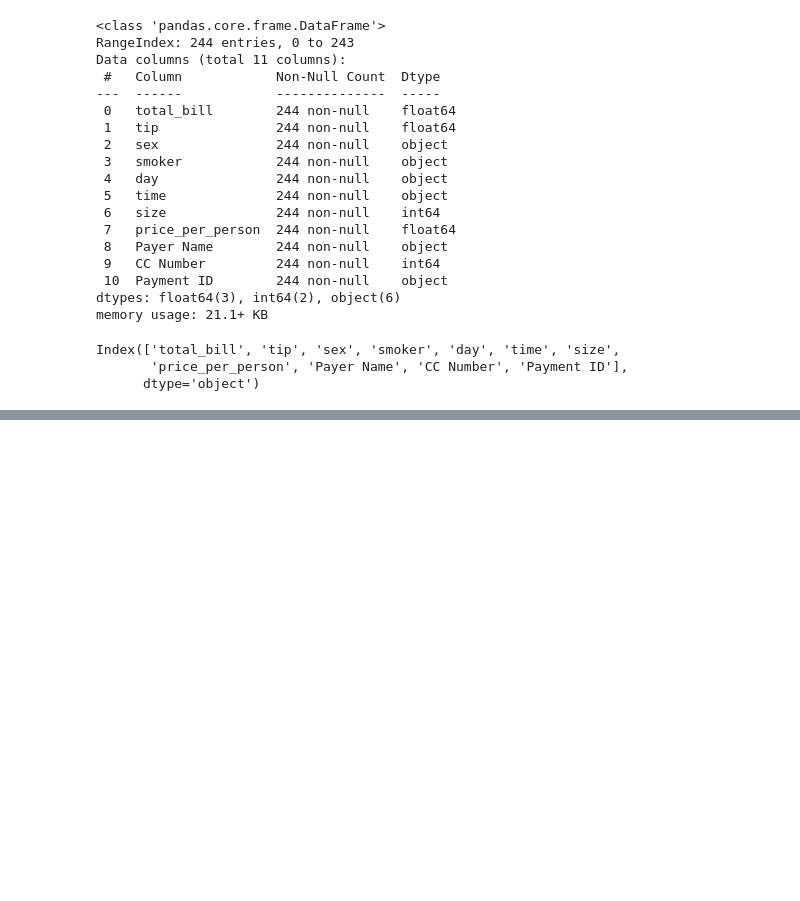
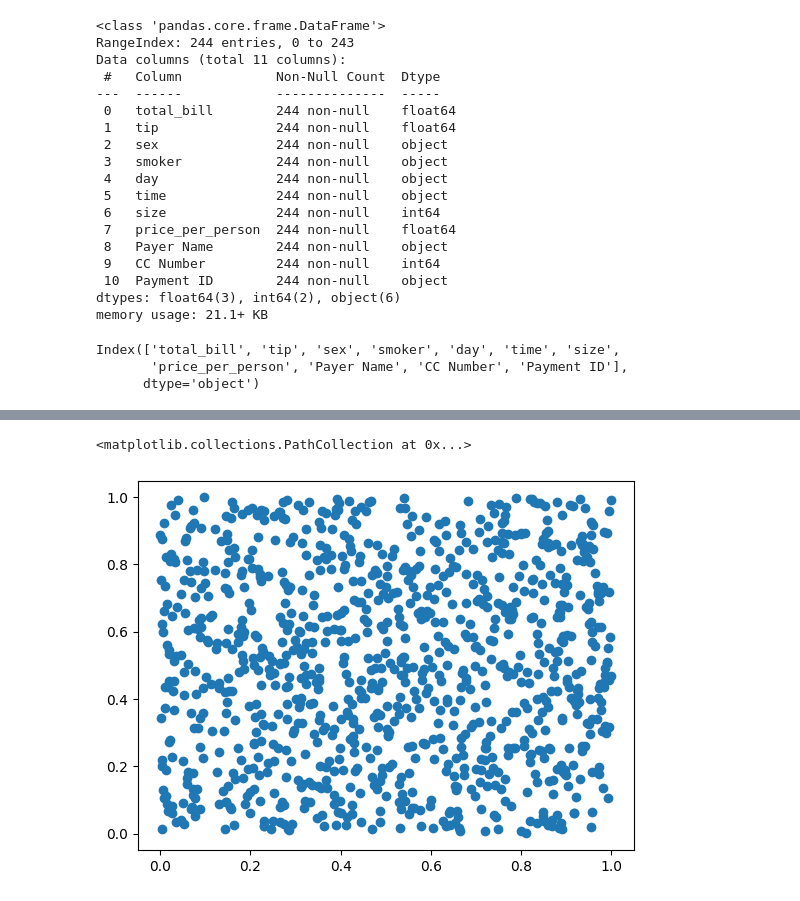
Before and after one commit to Wallo03/Python-Formart, a Jupyter notebook: test.ipynb, the cells around one changed output, grey strips where cells are left out. Drawn from its saved outputs; the diff is of its cells as text; code cells hidden in the pictures; blank space fills up the shorter version.

```diff
--- a/test.ipynb
+++ b/test.ipynb
@@ -402,0 +576,7 @@ Index(['total_bill', 'tip', 'sex', 'smoker', 'day', 'time', 'size',
+# %%
+x = rand(1000)
+y = rand(1000)
+plt.scatter(x,y)
+# %% [output]
+<matplotlib.collections.PathCollection at 0x...>
+[figure, added]
```
Also changed, not shown: parts of 28 cells of this notebook, 2 other files.
